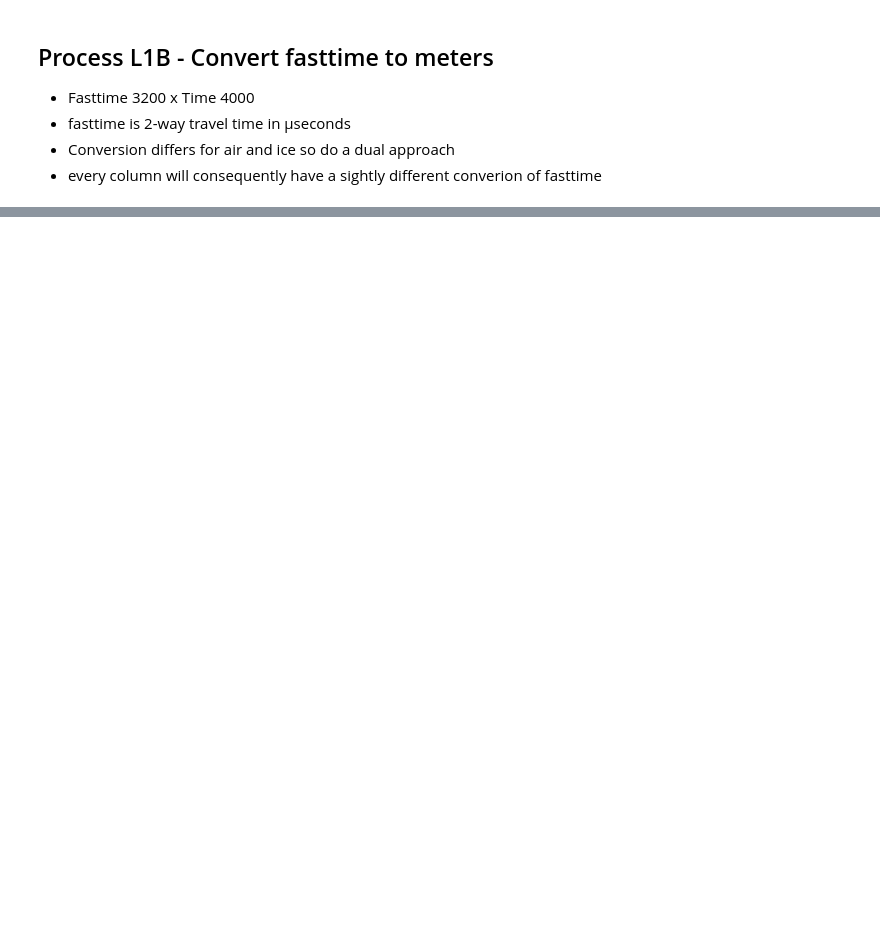
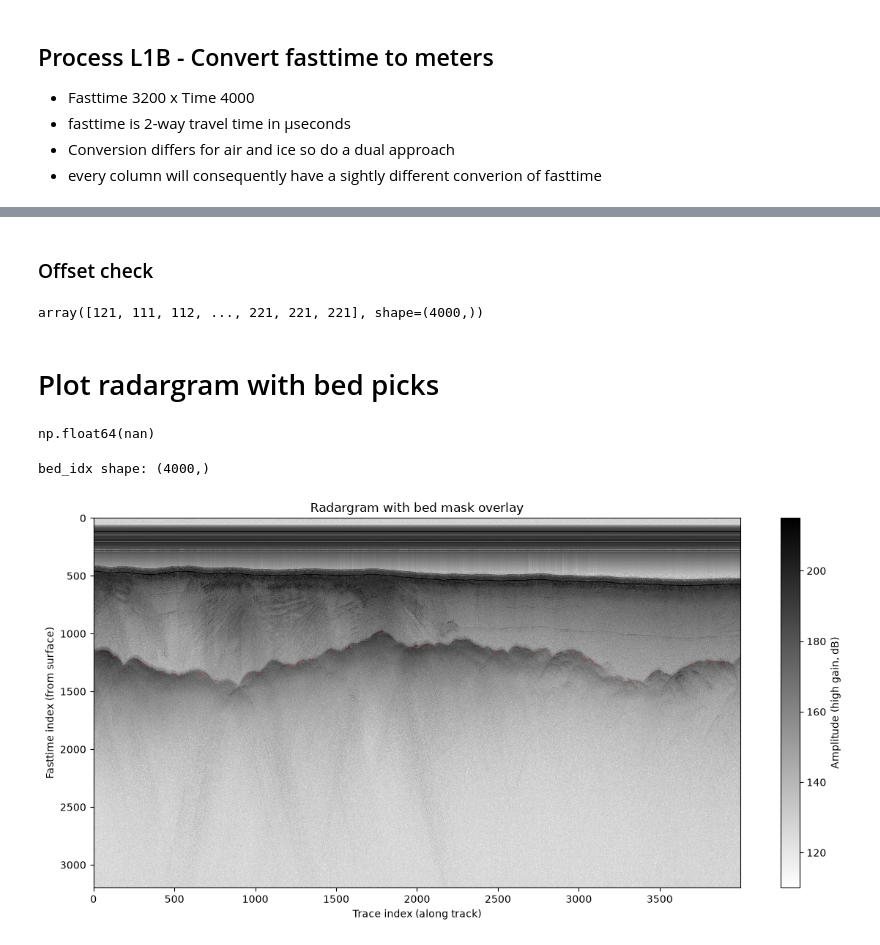
Before and after one commit to kimbente/RadarCLIP, a Jupyter notebook: preprocess_radargrams.ipynb, the cells around one changed output, grey strips where cells are left out. Saved outputs shown, nothing was run; the diff lists cells and outputs as text; code cells hidden in the pictures; blank space fills up the shorter version.

```diff
--- a/preprocess_radargrams.ipynb
+++ b/preprocess_radargrams.ipynb
@@ -272,8 +368,5 @@ np.max(np.abs(residual))
 # %%
 print(ROWS_CLIPPED_BLANKING)
-# 75 or 76
-
-ROWS_CLIPPED_BLANKING = 120
 
 in_air_mask_shifted = np.pad(
     in_air_mask,
@@ -344,3 +424,5 @@ print("Fraction in air:", in_air_mask.sum() / in_air_mask.size)
+# %% [markdown]
+### Offset check
 # %%
 fasttime_us = radargram_ds.fasttime.values  # shape (n_fasttime,)
 dt_us = fasttime_us[1] - fasttime_us[0]      # sample spacing in microseconds
@@ -348,3 +430,13 @@ dt_s = dt_us * 1e-6
 
 # Expected row index of the surface return, per trace
 expected_surface_row = air_twtt_seconds / dt_s   # air_twtt_seconds already in seconds, shape (n_traces,)
+
+# exclude high-amp first rows
+amp = radargram_ds.amplitude_low_gain.values.T[350:, :]
+
+# crude but effective: row of max amplitude per trace = surface return
+observed_surface_row = np.argmax(amp, axis = 0)  # shape (n_traces,)
+observed_surface_row
+# 350 + 121 - 343 = 128
+# %% [output]
+array([121, 111, 112, ..., 221, 221, 221], shape=(4000,))
@@ -361,0 +443,62 @@ observed_surface_row
+# %% [markdown]
+# Plot radargram with bed picks
+# %%
+bed_elevation[175]
+# %% [output]
+np.float64(nan)
+# %%
+# 1. Retrieve interpreted bed elevation from L2 file (in meters above sea level)
+# shape (4000,)
+# NOTE: some of the bed elevation values are NaN, so we need to handle that
+bed_elevation = radargram_ds.l2_BED_ELEVATION.values
+
+# 2. For each column, find the row index where elevation_m is closest to bed_elevation
+# NOTE: we need floats to allow for NaN values, so we cast to float
+bed_idx_no_offset = np.argmin(np.abs(elevation_m - bed_elevation[np.newaxis, :]), axis = 0).astype(float)
+
+# Propagate NaN where bed_elevation itself was NaN
+bed_idx_no_offset[np.isnan(bed_elevation)] = np.nan
+
+# 3. Add the offset for the clipped blanking rows to get the final bed index
+bed_idx = bed_idx_no_offset + ROWS_CLIPPED_BLANKING
+print("bed_idx shape:", bed_idx.shape)
+
+# 4. Create a boolean mask for the bed locations
+x_axis_index = np.arange(elevation_m.shape[1])
+# container
+bed_mask = np.zeros_like(elevation_m, dtype = bool)
+# set to 1
+# some nan values are shown as 0
+bed_mask[bed_idx.astype(int), x_axis_index] = True
+# %% [output]
+bed_idx shape: (4000,)
+# %%
+fig, ax = plt.subplots(figsize = (12, 6))
+
+# Transpose amplitude values to match pcolormesh's (nrows, ncols) convention
+# amplitude shape: (3200, 4000)
+amplitude = radargram_ds["amplitude_high_gain"].values.T
+
+# this x axis is easier for indexing/zooming
+fasttime_idx = np.arange(radargram_ds.fasttime.values.shape[0])
+trace_idx = np.arange(amplitude.shape[1])
+
+mesh = ax.pcolormesh(trace_idx, fasttime_idx, amplitude, shading = "auto", cmap = COLOR_MAP, vmin = AMPLITUDE_VMIN, vmax = AMPLITUDE_VMAX)
+fig.colorbar(mesh, ax = ax, label = "Amplitude (high gain, dB)")
+
+# Overlay mask where we make 0's transparent (NaN) and 1's red
+mask_overlay = np.where(bed_mask, 1, np.nan)
+ax.pcolormesh(trace_idx, fasttime_idx, mask_overlay, shading = "auto", cmap = "Reds", alpha = 1.0, vmin = 0, vmax = 1.5)
+
+ax.set_xlabel("Trace index (along track)")
+ax.set_ylabel("Fasttime index (from surface)")
+ax.set_title("Radargram with bed mask overlay")
+
+# Zoom by uncommenting this
+# ax.set_ylim(1000, 1500)
+
+ax.invert_yaxis()
+plt.tight_layout()
+plt.show()
+# %% [output]
+[figure, added]
```
Also changed, not shown: parts of 35 cells of this notebook, 3 other files.
